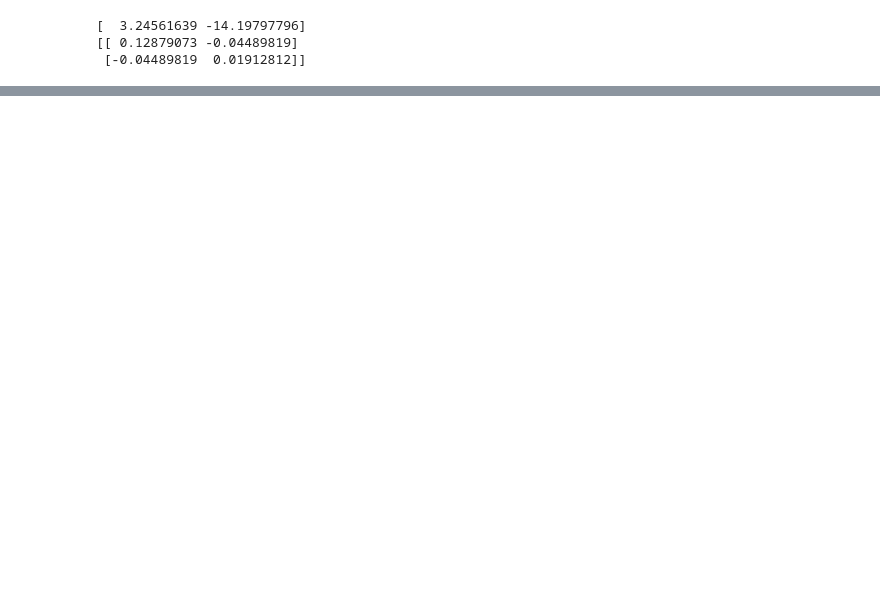
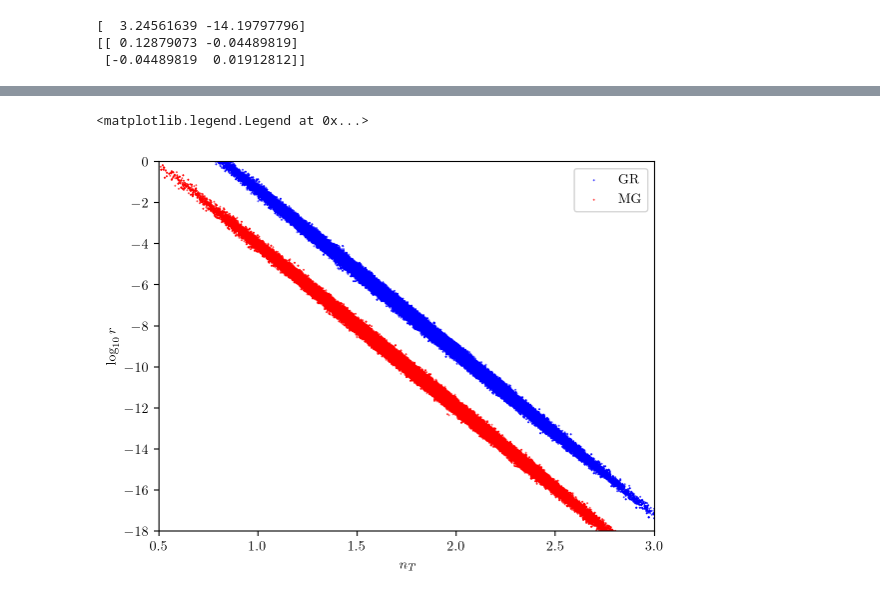
Before and after one commit to V3DK/inflationary-research, a Jupyter notebook: grid_scan.ipynb, the cells around one changed output, grey strips where cells are left out. Cells and saved outputs as stored; diff of their text form; code cells hidden in the pictures; blank space fills up the shorter version.

```diff
--- a/grid_scan.ipynb
+++ b/grid_scan.ipynb
@@ -248,0 +330,21 @@ plt.show()
+# %%
+def log_prob(x, mu, cov, s1):
+    x2 = infl_to_pta(x, s1)
+    diff = x2 - mu
+    return -0.5 * np.dot(diff, np.linalg.solve(cov, diff))
+
+ndim = 2
+nwalkers = 32
+
+p0 = np.random.rand(nwalkers, ndim)
+GR_sampler = emcee.EnsembleSampler(nwalkers, ndim, log_prob, args=[mu15, cov15, s1_GR])
+MG_sampler = emcee.EnsembleSampler(nwalkers, ndim, log_prob, args=[mu15, cov15, s1_MG])
+
+#burn-in
+GR_state = GR_sampler.run_mcmc(p0, 1000)
+GR_sampler.reset()
+MG_state = MG_sampler.run_mcmc(p0, 1000)
+MG_sampler.reset()
+
+GR_sampler.run_mcmc(GR_state, 10000)
+MG_sampler.run_mcmc(MG_state, 10000)
@@ -248,0 +369,20 @@ plt.show()
+# %%
+GR_samples = GR_sampler.get_chain(flat=True)
+MG_samples = MG_sampler.get_chain(flat=True)
+
+plt.scatter(GR_samples[:, 0], GR_samples[:, 1], s = 0.1, c = "b", label = "GR")
+plt.scatter(MG_samples[:, 0], MG_samples[:, 1], s = 0.1, c = "r", label = "MG")
+
+plt.xlim((0.5, 3))
+plt.ylim((-18, 0))
+
+plt.xlabel(r"$n_T$")
+plt.ylabel(r"$\log_{10} r$")
+plt.legend()
+# plt.hist(samples[:, 0], 100, color="k", histtype="step")
+# plt.xlabel(r"$\theta_1$")
+# plt.ylabel(r"$p(\theta_1)$")
+# plt.gca().set_yticks([]);
+# %% [output]
+<matplotlib.legend.Legend at 0x...>
+[figure, added]
```
Also changed, not shown: parts of 13 cells of this notebook, 3 other files.
